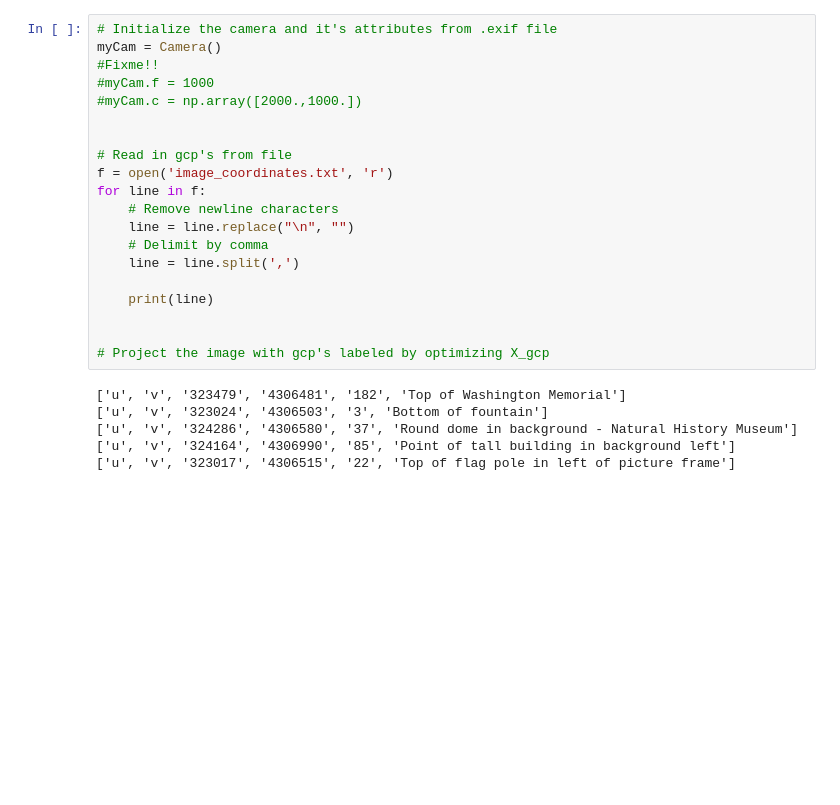
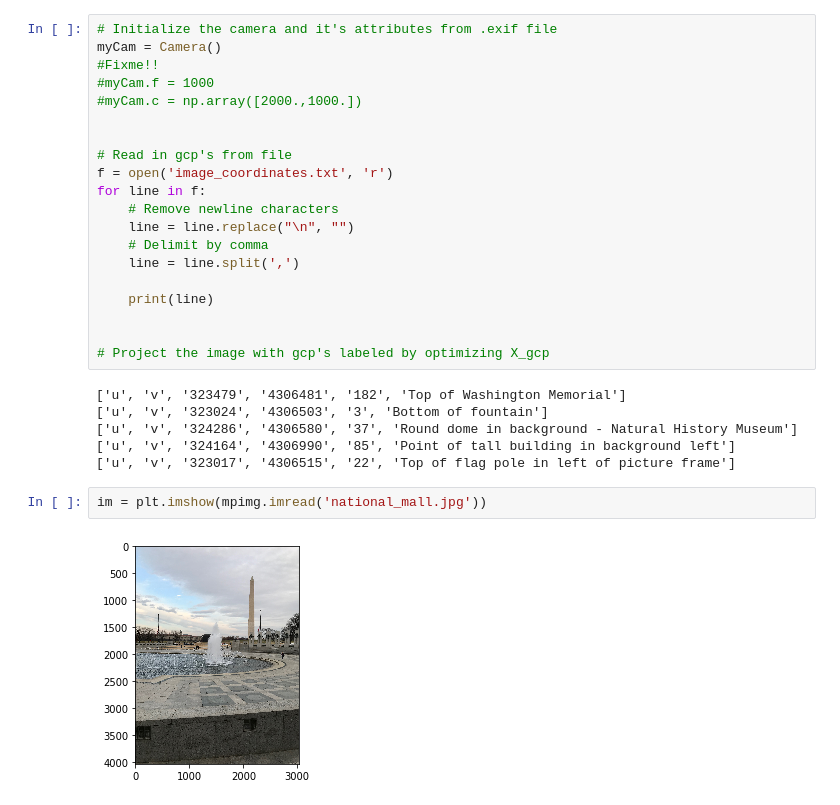
Before and after one commit to UMT-Computer-Vision-Spring-2019/project_1, a Jupyter notebook: main.ipynb, the cells around one changed output. Saved outputs shown, nothing was run; the diff lists cells and outputs as text; blank space fills up the shorter version.

Commit message:
plots jpg with imshow

```diff
--- a/main.ipynb
+++ b/main.ipynb
@@ -94,3 +95,7 @@ for line in f:
 ['u', 'v', '324286', '4306580', '37', 'Round dome in background - Natural History Museum']
 ['u', 'v', '324164', '4306990', '85', 'Point of tall building in background left']
 ['u', 'v', '323017', '4306515', '22', 'Top of flag pole in left of picture frame']
+# %%
+im = plt.imshow(mpimg.imread('national_mall.jpg'))
+# %% [output]
+[figure, added]
```
Also changed, not shown: parts of 1 cell of this notebook.
